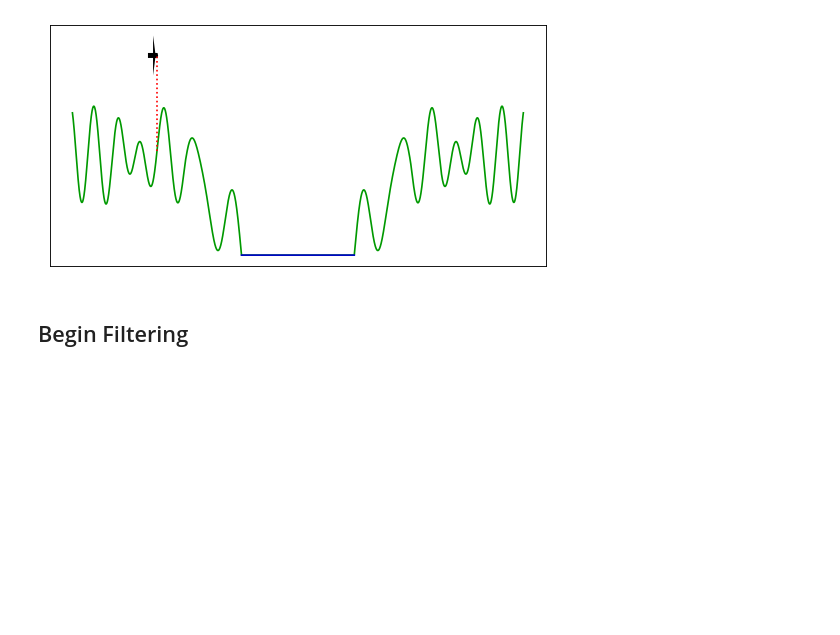
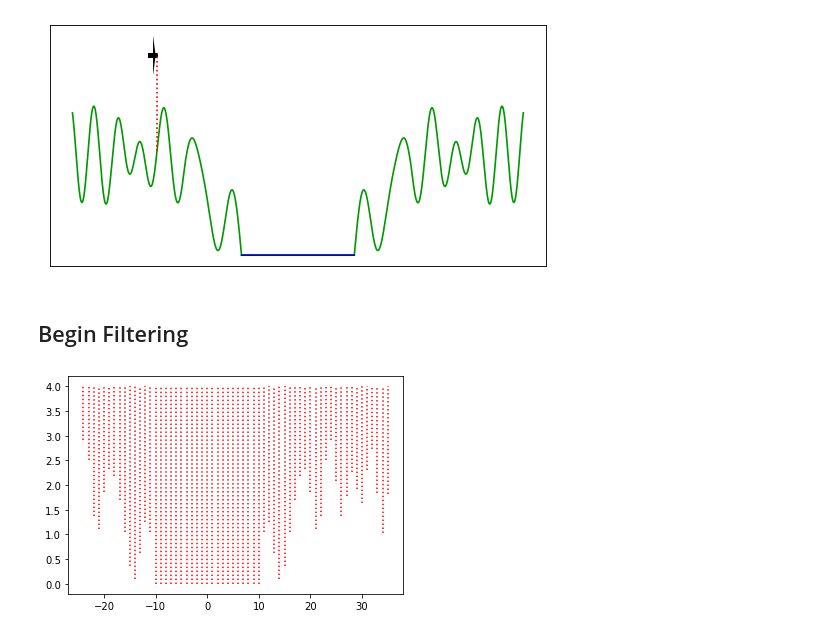
Before and after one commit to jay3ss/pf-no-eqs, a Jupyter notebook: pf_plane.ipynb, the cells around one changed output. Cells and saved outputs as stored; diff of their text form; code cells hidden in the pictures; blank space fills up the shorter version.

```diff
--- a/pf_plane.ipynb
+++ b/pf_plane.ipynb
@@ -121,71 +121,91 @@ for t in range(T):
     plane_meas_dist = plane_pos_y - ground(plane_pos_x) + randn() * measurement_noise_stdev
 
     # Evaluate measurements (i.e., create weights) using the pdf for the normal distribution
-    w = w*(1/(np.sqrt(2*pi)*measurement_noise_stdev)*np.exp(-((plane_pos_y-ground(particles))-plane_meas_dist)**2 \
-        / (2*measurementNoiseStdev**2)))
-
+    w = w*(1/(np.sqrt(2*np.pi)*measurement_noise_stdev)*np.exp(-((plane_pos_y-ground(particles))-plane_meas_dist)**2 \
+        / (2*measurement_noise_stdev**2))).reshape((N, 1))
+    # w = np.dot(w1, w)
     # Normalize
     w = w / np.sum(w)
 
-    if first_run:
-        # Sort out some particles to evaluate them in "public" the first
-        # run (as in the movie)
-        order = np.sort(w)[::-1]
-        pmax = order[0]
-        pmaxi = np.setdiff1d(np.linspace(1, N), pmax)
-        del particle_handle
-        # TODO: finish the line immediately below
-        particle_handle = plt.scatter([[particles[pmaxi], [plot_height*np.ones(particles.size)]]])
-        time.sleep(1)
+    # if first_run:
+    #     # Sort out some particles to evaluate them in "public" the first
+    #     # run (as in the movie)
+    #     order = np.sort(w)[::-1]
+    #     pmax = order[0]
+    #     pmaxi = np.setdiff1d(np.linspace(1, N), pmax)
+    #     del particle_handle
+    #     particle_handle = ax.scatter(
+    #         np.stack((particles[pmaxi], particles[pmax])),
+    #         plot_height*np.ones(particles.size),
+    #         m*(np.stack((1/N*np.ones((N-1, 1)), w[pmax]))+k),
+    #         'k'
+    #     )
+    #     time.sleep(1)
 
-        pmax2 = order[1]
-        pmaxi2 = np.setdiff1d(pmaxi, pmax2)
-        del particle_handle
-        # TODO: finish the line immediately below
-        particle_handle = plt.scatter([[particles[pmaxi], [plot_height*np.ones(particles.size)]]])
-        time.sleep(1)
+    #     pmax2 = order[1]
+    #     pmaxi2 = np.setdiff1d(pmaxi, pmax2)
+    #     del particle_handle
+    #     particle_handle = ax.scatter(
+    #         np.stack((particles[pmaxi2], particles[pmax], particles[pmax2])),
+    #         plot_height*np.ones(particles.size),
+    #         m*(np.stack((np.ones((N-2, 1)), w[pmax], w[pmax2]))+k),
+    #         'k'
+    #     )
+    #     time.sleep(1)
 
-        # Plot all weighted particles
-        del particle_handle
-        # TODO: finish the line immediately below
-        particle_handle = plt.scatter([[particles[pmaxi], [plot_height*np.ones(particles.size)]]])
-        time.sleep(1)
+    #     # Plot all weighted particles
+    #     del particle_handle
+    #     particle_handle = ax.scatter(
+    #         particles,
+    #         plot_height*np.ones(particles.size),
+    #         m*(w+k),
+    #         'k'
+    #     )
+    #     time.sleep(1)
 
     # Resample the particles
     u = np.random.rand(N, 1)
     wc = np.cumsum(w, axis=1)
-    ind1 = np.sort([u, wc])
-    ind = np.where(ind1 <= N) - np.arange(N).reshape((N, 1))
-    particles = particles[ind]
+    ind1 = np.argsort((u, wc), axis=None)
+    # ind = np.array([[i[0]] for i in np.argwhere(ind1<N)]) - np.arange(N).reshape((N, 1))
+    # ind = ind - np.arange(N).reshape((N, 1))
+    ind = ind1[ind1<N] - np.arange(N)
+    # particles = particles[particles < N]
+    particles = particles[ind.flatten()]
     w = np.ones((N, 1)) / N
 
     del particle_handle
-    # TODO: finish the line immediately below
-    particle_handle = plt.scatter([[particles[pmaxi], [plot_height*np.ones(particles.size)]]])
+    particle_handle = ax.scatter(
+        particles,
+        plot_height*np.ones(particles.size),
+        m*(w+k),
+        'k'
+    )
     time.sleep(1)
 
     # Time propagation
     speed_noise = speed_stdev * np.random.rand(particles.size)
     particles = particles + speed + speed_noise
 
     # Update weights
     # w = w, since the update in the previous step is done using our motion model, so the
     # information is already contained in that update
 
     # Move and plot moved aircraft
     plane_pos_x += speed
     del plane
     del measurement_line
     plane = plot_plane((plane_pos_x, plane_pos_y), ax)
     measurement_line = plt.plot(
         [plane_pos_x, plane_pos_x], [ground(plane_pos_x), plane_pos_y],
         color=[1, 0, 0], linestyle=':'
     )
 
-    if first_run:
-        # Plot updated particles
-        del particle_handle
-        # TODO: finish the line immediately below
-        particle_handle = plt.scatter([[particles[pmaxi], [plot_height*np.ones(particles.size)]]])
+    # if first_run:
+    #     # Plot updated particles
+    #     del particle_handle
+    #     particle_handle = ax.scatter(particles, plot_height*np.ones(particles.size), m*(1/N*np.ones(N)+k), 'k')
 
     first_run = False
+# %% [output]
+[figure, added]
```
Also changed, not shown: 1 other file.
